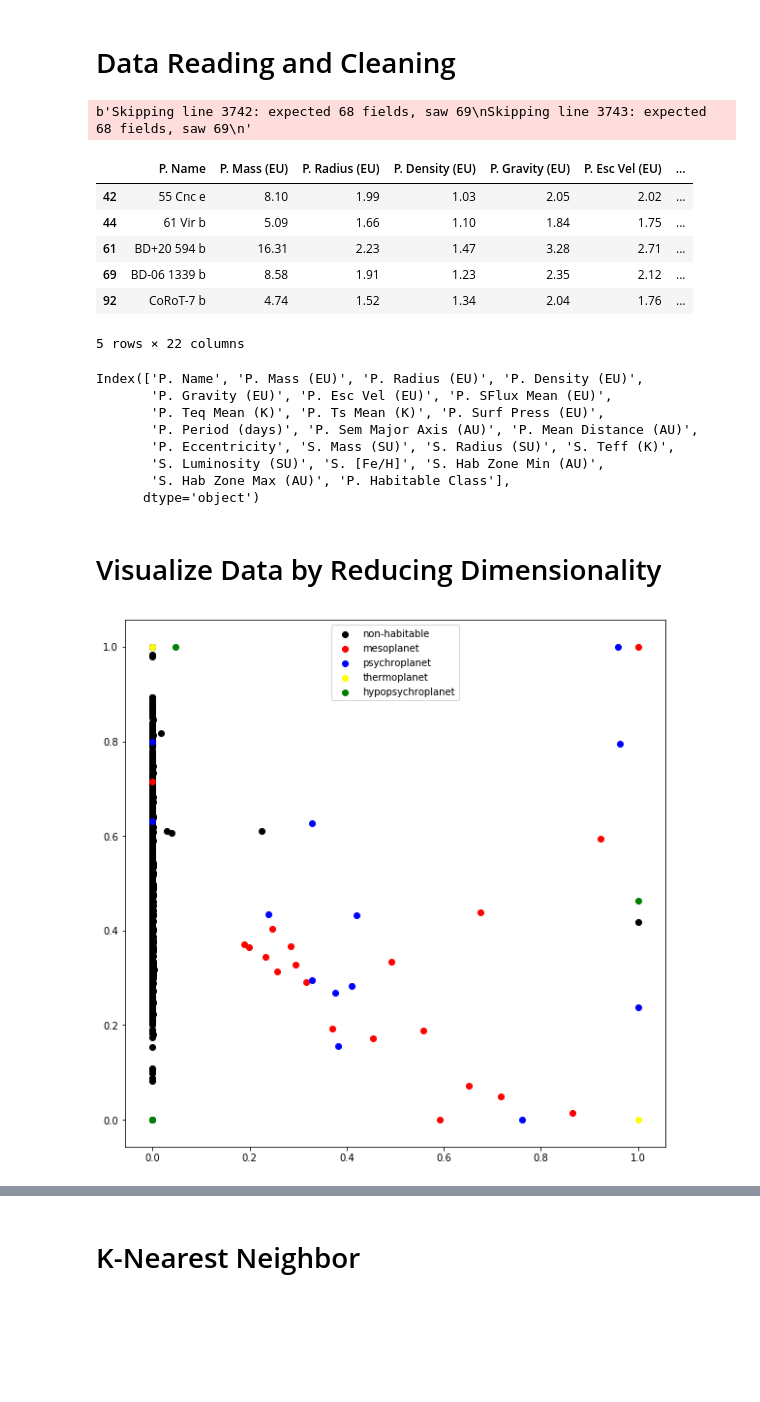
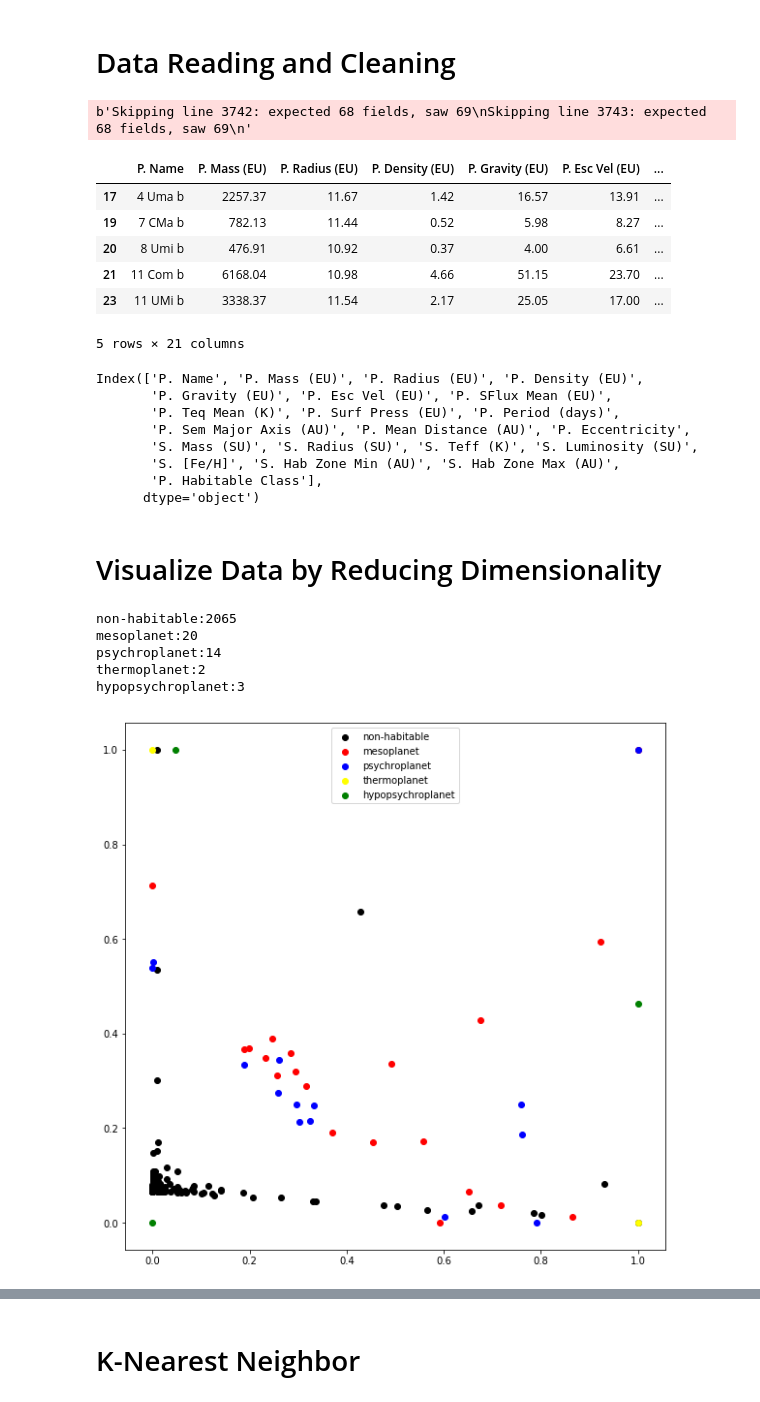
Before and after one commit to JstnClmnt/AI2-Machine-Learning, a Jupyter notebook: On Planetary Habitability.ipynb, the cells around one changed output, grey strips where cells are left out. Drawn from its saved outputs; the diff is of its cells as text; code cells hidden in the pictures; blank space fills up the shorter version.

```diff
--- a/On Planetary Habitability.ipynb
+++ b/On Planetary Habitability.ipynb
@@ -28,47 +28,53 @@ warnings.filterwarnings('ignore')
 # Data Reading and Cleaning
 # %%
 df=pd.read_csv("phl_hec_all_confirmed.csv", error_bad_lines=False)
-df=df[["P. Name","P. Mass (EU)","P. Radius (EU)","P. Density (EU)","P. Gravity (EU)","P. Esc Vel (EU)","P. SFlux Mean (EU)","P. Teq Mean (K)","P. Ts Mean (K)","P. Surf Press (EU)","P. Period (days)","P. Sem Major Axis (AU)","P. Mean Distance (AU)","P. Eccentricity","S. Mass (SU)","S. Radius (SU)","S. Teff (K)","S. Luminosity (SU)","S. [Fe/H]","S. Hab Zone Min (AU)","S. Hab Zone Max (AU)","P. Habitable Class"]]
+df=df[["P. Name","P. Mass (EU)","P. Radius (EU)","P. Density (EU)","P. Gravity (EU)","P. Esc Vel (EU)","P. SFlux Mean (EU)","P. Teq Mean (K)","P. Surf Press (EU)","P. Period (days)","P. Sem Major Axis (AU)","P. Mean Distance (AU)","P. Eccentricity","S. Mass (SU)","S. Radius (SU)","S. Teff (K)","S. Luminosity (SU)","S. [Fe/H]","S. Hab Zone Min (AU)","S. Hab Zone Max (AU)","P. Habitable Class"]]
 df=df.dropna()
 df.head()
 # %% [output]
 b'Skipping line 3742: expected 68 fields, saw 69\nSkipping line 3743: expected 68 fields, saw 69\n'
 |  | P. Name | P. Mass (EU) | P. Radius (EU) | P. Density (EU) | P. Gravity (EU) | P. Esc Vel (EU) | ... |
-| 42 | 55 Cnc e | 8.10 | 1.99 | 1.03 | 2.05 | 2.02 | ... |
-| 44 | 61 Vir b | 5.09 | 1.66 | 1.10 | 1.84 | 1.75 | ... |
-| 61 | BD+20 594 b | 16.31 | 2.23 | 1.47 | 3.28 | 2.71 | ... |
-| 69 | BD-06 1339 b | 8.58 | 1.91 | 1.23 | 2.35 | 2.12 | ... |
-| 92 | CoRoT-7 b | 4.74 | 1.52 | 1.34 | 2.04 | 1.76 | ... |
+| 17 | 4 Uma b | 2257.37 | 11.67 | 1.42 | 16.57 | 13.91 | ... |
+| 19 | 7 CMa b | 782.13 | 11.44 | 0.52 | 5.98 | 8.27 | ... |
+| 20 | 8 Umi b | 476.91 | 10.92 | 0.37 | 4.00 | 6.61 | ... |
+| 21 | 11 Com b | 6168.04 | 10.98 | 4.66 | 51.15 | 23.70 | ... |
+| 23 | 11 UMi b | 3338.37 | 11.54 | 2.17 | 25.05 | 17.00 | ... |
-5 rows × 22 columns
+5 rows × 21 columns
 # %%
 df.columns
 # %% [output]
 Index(['P. Name', 'P. Mass (EU)', 'P. Radius (EU)', 'P. Density (EU)',
        'P. Gravity (EU)', 'P. Esc Vel (EU)', 'P. SFlux Mean (EU)',
-       'P. Teq Mean (K)', 'P. Ts Mean (K)', 'P. Surf Press (EU)',
-       'P. Period (days)', 'P. Sem Major Axis (AU)', 'P. Mean Distance (AU)',
-       'P. Eccentricity', 'S. Mass (SU)', 'S. Radius (SU)', 'S. Teff (K)',
-       'S. Luminosity (SU)', 'S. [Fe/H]', 'S. Hab Zone Min (AU)',
-       'S. Hab Zone Max (AU)', 'P. Habitable Class'],
+       'P. Teq Mean (K)', 'P. Surf Press (EU)', 'P. Period (days)',
+       'P. Sem Major Axis (AU)', 'P. Mean Distance (AU)', 'P. Eccentricity',
+       'S. Mass (SU)', 'S. Radius (SU)', 'S. Teff (K)', 'S. Luminosity (SU)',
+       'S. [Fe/H]', 'S. Hab Zone Min (AU)', 'S. Hab Zone Max (AU)',
+       'P. Habitable Class'],
       dtype='object')
 # %% [markdown]
 # Visualize Data by Reducing Dimensionality
 # %%
 labels=df["P. Habitable Class"].unique().tolist()
 colors=["black","red","blue","yellow","green"]
 plt.figure(figsize=(10,10))
 for x in range(len(labels)):
     data=df[df["P. Habitable Class"]==labels[x]]
-    data=data[["P. Mass (EU)","P. Radius (EU)","P. Density (EU)","P. Gravity (EU)","P. Esc Vel (EU)","P. SFlux Mean (EU)","P. Teq Mean (K)","P. Ts Mean (K)","P. Surf Press (EU)","P. Period (days)","P. Sem Major Axis (AU)","P. Mean Distance (AU)","P. Eccentricity","S. Mass (SU)","S. Radius (SU)","S. Teff (K)","S. Luminosity (SU)","S. [Fe/H]","S. Hab Zone Min (AU)","S. Hab Zone Max (AU)"]]
+    print(labels[x]+":"+str(len(data)))
+    data=data[["P. Mass (EU)","P. Radius (EU)","P. Density (EU)","P. Gravity (EU)","P. Esc Vel (EU)","P. SFlux Mean (EU)","P. Teq Mean (K)","P. Surf Press (EU)","P. Period (days)","P. Sem Major Axis (AU)","P. Mean Distance (AU)","P. Eccentricity","S. Mass (SU)","S. Radius (SU)","S. Teff (K)","S. Luminosity (SU)","S. [Fe/H]","S. Hab Zone Min (AU)","S. Hab Zone Max (AU)"]]
     pca = sklearnPCA(n_components=2,random_state=0)
     reduced = pd.DataFrame(pca.fit_transform(data))
     reduced= (reduced - reduced.min())/(reduced.max() - reduced.min())
     plt.scatter(reduced[0], reduced[1], label=labels[x], c=colors[x])
 
 plt.legend()
 plt.show()
 # %% [output]
+non-habitable:2065
+mesoplanet:20
+psychroplanet:14
+thermoplanet:2
+hypopsychroplanet:3
-[figure, old version]
+[figure, new version]
 # %%
 labels=df["P. Habitable Class"].unique().tolist()
 colors=["black","red","blue","yellow","green"]
```
Also changed, not shown: parts of 10 cells of this notebook, 5 other files.
